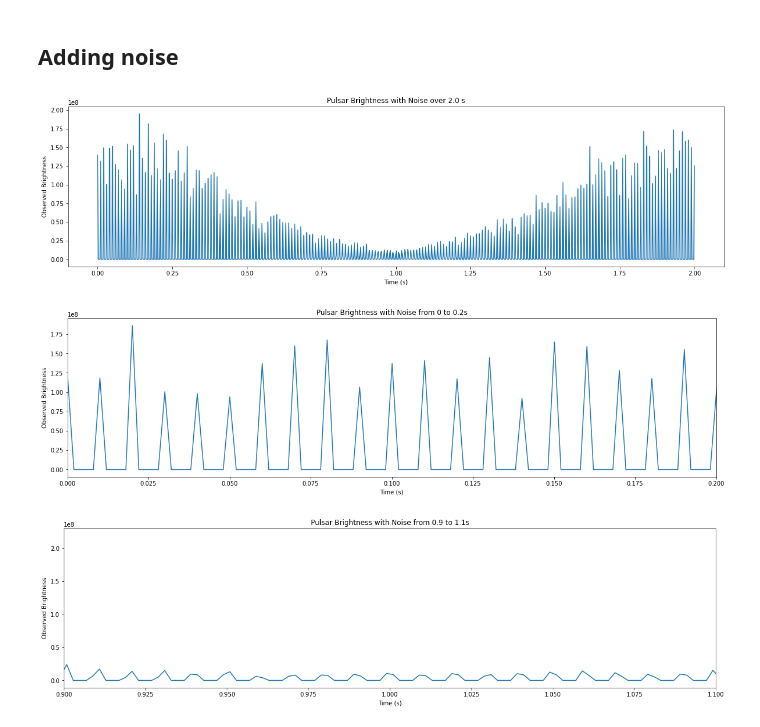
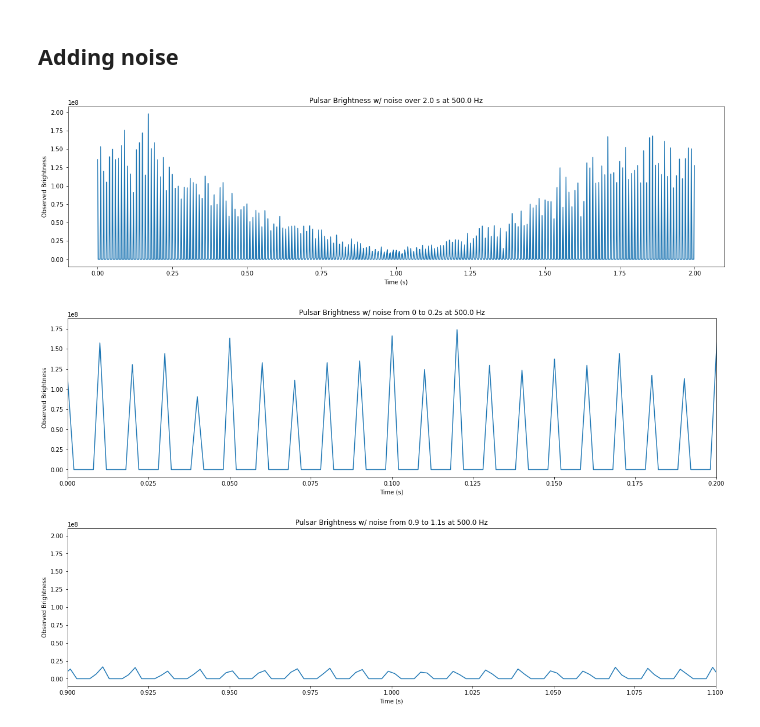
Before and after one commit to louisbranch/cta200_2022, a Jupyter notebook: project/project.ipynb, the cells around one changed output. Drawn from its saved outputs; the diff is of its cells as text; code cells hidden in the pictures.

Commit message:
Plot search templates

```diff
--- a/project/project.ipynb
+++ b/project/project.ipynb
@@ -150,28 +150,28 @@ plt.show()
 # %%
 def plot_noisy_brightness(time: s, rate: Hz, xlim=()):
 
     num = int(time * rate)
 
     stddev = Ipeak * 0.2
     tframe = np.linspace(0, time.value, num) * s
     brightness = pulsar.noisy_brightness(phi0, D, period, Ipeak, stddev, tframe)
 
     plt.plot(tframe, brightness)
     plt.xlabel('Time (s)')
     plt.ylabel('Observed Brightness')
     if len(xlim) == 2:
         min = xlim[0]
         max = xlim[1]
         plt.xlim(xlim[0], xlim[1])
         plt.title(f'Pulsar Brightness w/ noise from {min} to {max}s at {rate}')
     else:
         plt.title(f'Pulsar Brightness w/ noise over {time} at {rate}')
     plt.show()
 
-plot_noisy_brightness(time, 1000)
-plot_noisy_brightness(time, 1000, (0, 0.20))
-plot_noisy_brightness(time, 1000, (0.9, 1.1))
+plot_noisy_brightness(time, rate)
+plot_noisy_brightness(time, rate, (0, 0.20))
+plot_noisy_brightness(time, rate, (0.9, 1.1))
 # %% [output]
-[figure, old version]
+[figure, new version]
-[figure, old version]
+[figure, new version]
-[figure, old version]
+[figure, new version]
```
Also changed, not shown: parts of 3 cells of this notebook.
